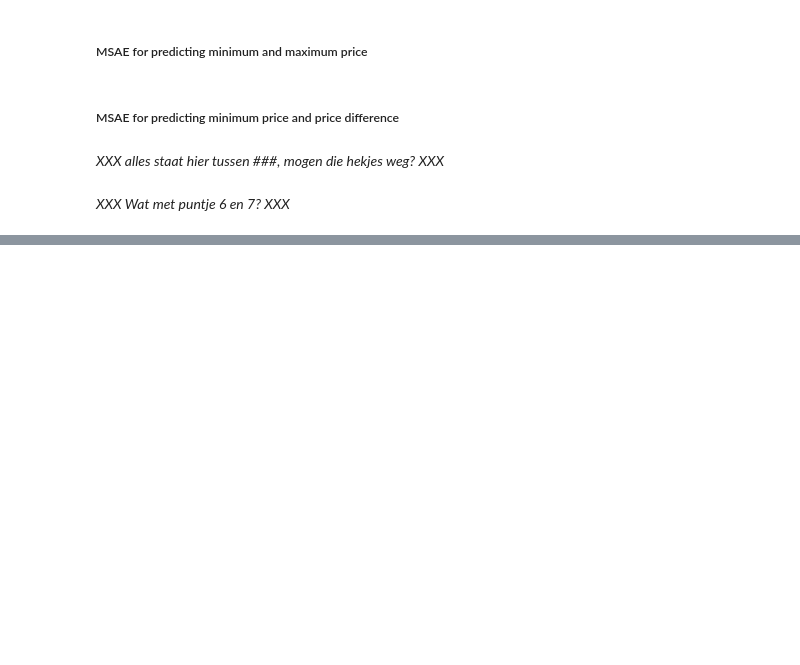
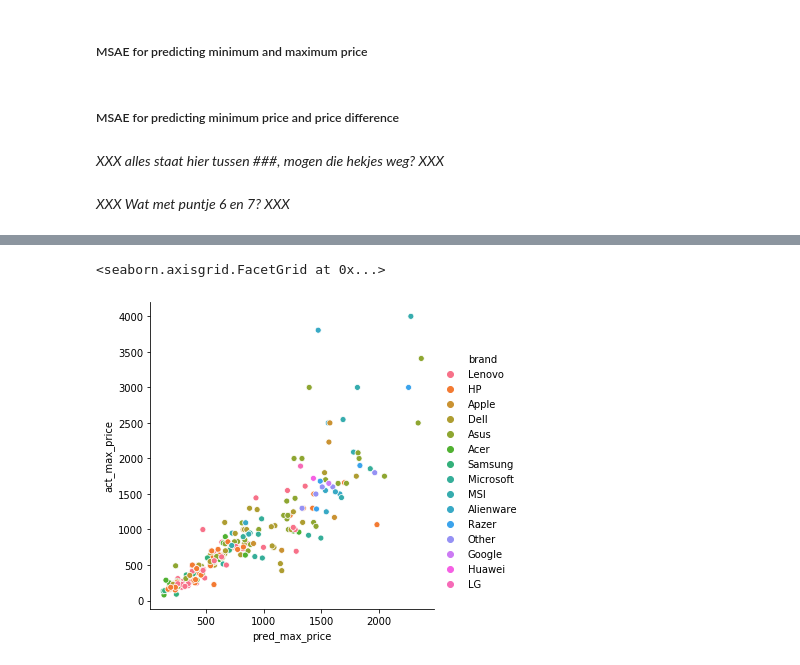
Before and after one commit to bvdabjorn/adana123, a Jupyter notebook: adana_assignment2_report.ipynb, the cells around one changed output, grey strips where cells are left out. Drawn from its saved outputs; the diff is of its cells as text; code cells hidden in the pictures; blank space fills up the shorter version.

```diff
--- a/adana_assignment2_report.ipynb
+++ b/adana_assignment2_report.ipynb
@@ -880,0 +941,5 @@ It is very difficult to pinpoint why the laptops were underestimated because the
+# %%
+sns.relplot(x='pred_max_price',y='act_max_price',hue='brand',data=df2)
+# %% [output]
+<seaborn.axisgrid.FacetGrid at 0x...>
+[figure, added]
```
Also changed, not shown: parts of 34 cells of this notebook.
